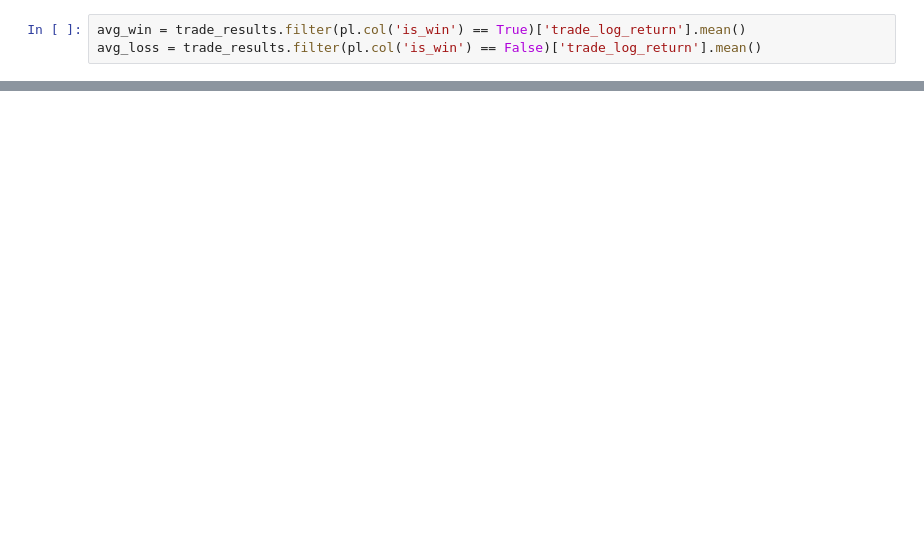
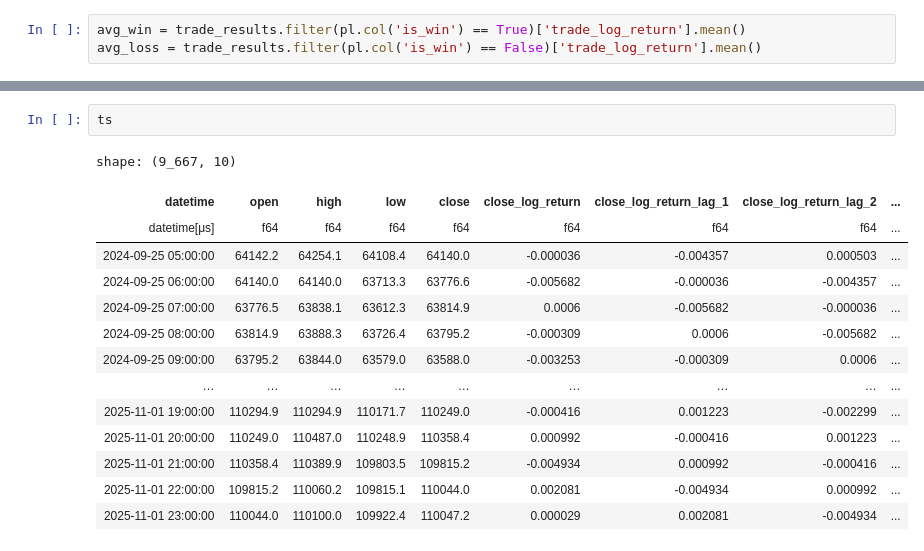
Before and after one commit to Ujju999/quant-strategy, a Jupyter notebook: model_development.ipynb, the cells around one changed output, grey strips where cells are left out. Cells and saved outputs as stored; diff of their text form; blank space fills up the shorter version.

```diff
--- a/model_development.ipynb
+++ b/model_development.ipynb
@@ -316,0 +381,17 @@ research.eval_model_performance(y_test,y_hat,features,target,annualized_rate)
+# %%
+ts
+# %% [output]
+shape: (9_667, 10)
+| datetime | open | high | low | close | close_log_return | close_log_return_lag_1 | close_log_return_lag_2 | ... |
+| datetime[μs] | f64 | f64 | f64 | f64 | f64 | f64 | f64 | ... |
+| 2024-09-25 05:00:00 | 64142.2 | 64254.1 | 64108.4 | 64140.0 | -0.000036 | -0.004357 | 0.000503 | ... |
+| 2024-09-25 06:00:00 | 64140.0 | 64140.0 | 63713.3 | 63776.6 | -0.005682 | -0.000036 | -0.004357 | ... |
+| 2024-09-25 07:00:00 | 63776.5 | 63838.1 | 63612.3 | 63814.9 | 0.0006 | -0.005682 | -0.000036 | ... |
+| 2024-09-25 08:00:00 | 63814.9 | 63888.3 | 63726.4 | 63795.2 | -0.000309 | 0.0006 | -0.005682 | ... |
+| 2024-09-25 09:00:00 | 63795.2 | 63844.0 | 63579.0 | 63588.0 | -0.003253 | -0.000309 | 0.0006 | ... |
+| … | … | … | … | … | … | … | … | ... |
+| 2025-11-01 19:00:00 | 110294.9 | 110294.9 | 110171.7 | 110249.0 | -0.000416 | 0.001223 | -0.002299 | ... |
+| 2025-11-01 20:00:00 | 110249.0 | 110487.0 | 110248.9 | 110358.4 | 0.000992 | -0.000416 | 0.001223 | ... |
+| 2025-11-01 21:00:00 | 110358.4 | 110389.9 | 109803.5 | 109815.2 | -0.004934 | 0.000992 | -0.000416 | ... |
+| 2025-11-01 22:00:00 | 109815.2 | 110060.2 | 109815.1 | 110044.0 | 0.002081 | -0.004934 | 0.000992 | ... |
+| 2025-11-01 23:00:00 | 110044.0 | 110100.0 | 109922.4 | 110047.2 | 0.000029 | 0.002081 | -0.004934 | ... |
```
Also changed, not shown: parts of 27 cells of this notebook, 1 other file.
